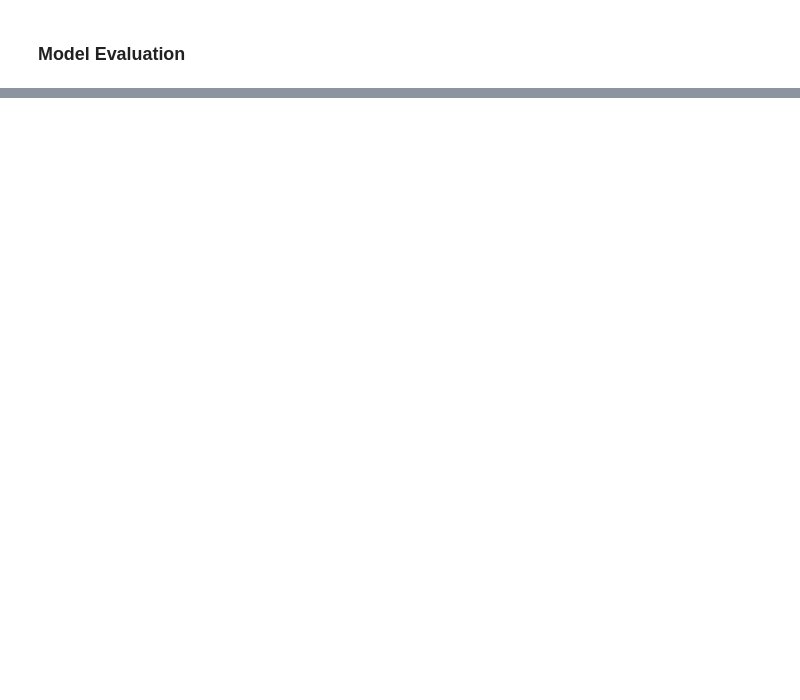
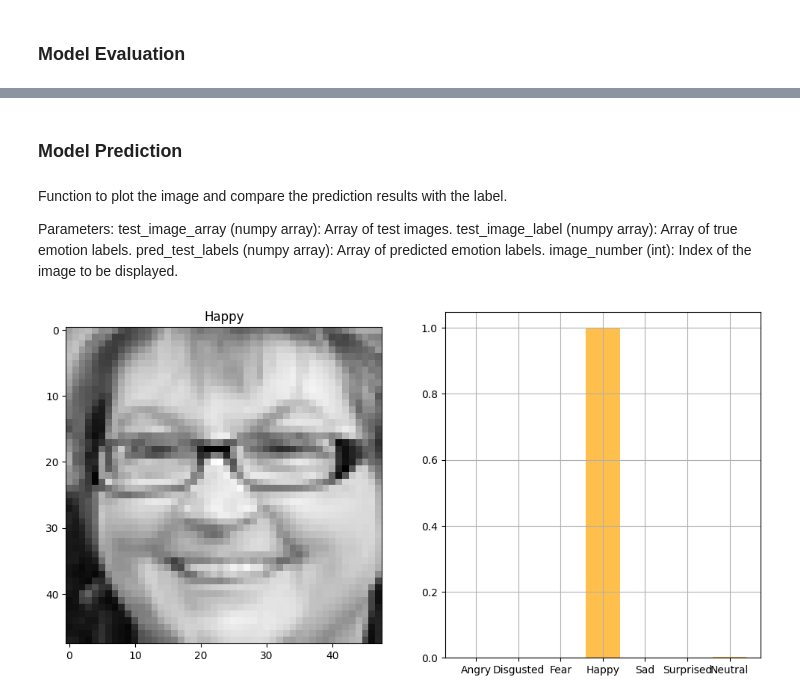
Before and after one commit to Ammar-creator-cmd/DataVisualization, a Jupyter notebook: Emotion_Detector.ipynb, the cells around one changed output, grey strips where cells are left out. Saved outputs shown, nothing was run; the diff lists cells and outputs as text; code cells hidden in the pictures; blank space fills up the shorter version.

```diff
--- a/Emotion_Detector.ipynb
+++ b/Emotion_Detector.ipynb
@@ -360,0 +361,29 @@ plt.legend()  # Add a legend to the plot
+# %% [markdown]
+### Model Prediction
+# %% [markdown]
+Function to plot the image and compare the prediction results with the label.
+
+Parameters:
+test_image_array (numpy array): Array of test images.
+test_image_label (numpy array): Array of true emotion labels.
+pred_test_labels (numpy array): Array of predicted emotion labels.
+image_number (int): Index of the image to be displayed.
+# %%
+def plot_image_and_emotion(test_image_array, test_image_label, pred_test_labels, image_number):
+  #create a figure with 2 subplots
+  fig, axs = plt.subplots(1, 2, figsize = (12, 6), sharey = False)
+  #define the labels for the bar chart
+  bar_label = emotions.values()
+  #plot the test image in the left subplot
+  axs[0].imshow(test_image_array[image_number], "gray")
+  axs[0].set_title(emotions[test_image_label[image_number]])
+  #plot the pred.emotion labels as a bar chart in the right subplot
+  axs[1].bar(bar_label, pred_test_labels[image_number], color = "orange", alpha = 0.7)
+  axs[1].grid()
+  #show the fig.
+  plt.show()
+# %%
+#plot and compare the true emotion label and predicted emotion labels for the 100th test image
+plot_image_and_emotion(test_image_array, test_image_label, pred_test_labels, 100)
+# %% [output]
+[figure, added]
```
Also changed, not shown: parts of 7 cells of this notebook.
